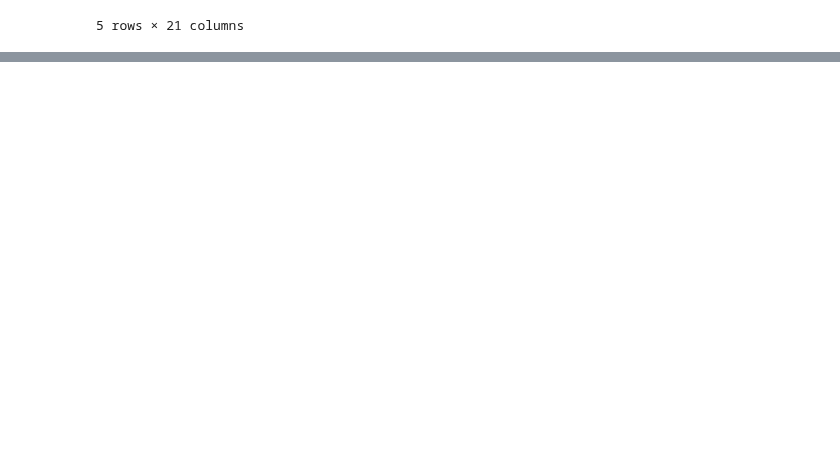
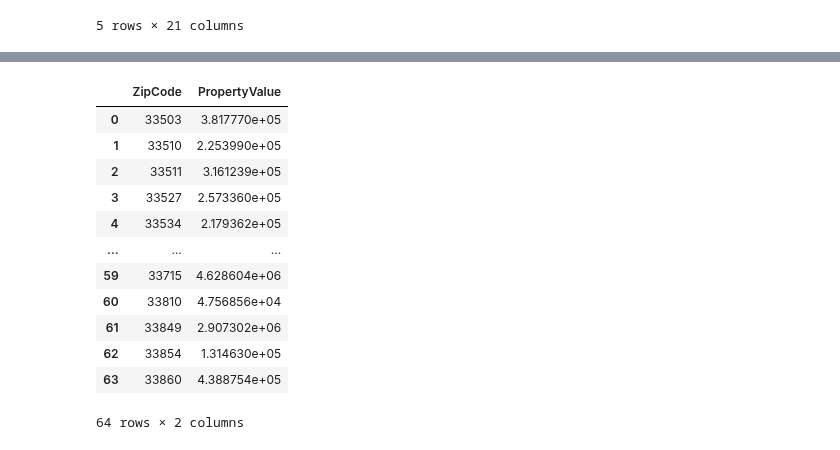
Before and after one commit to gregb23/Project1_Group4, a Jupyter notebook: KS/school_visuals.ipynb, the cells around one changed output, grey strips where cells are left out. Saved outputs shown, nothing was run; the diff lists cells and outputs as text; code cells hidden in the pictures; blank space fills up the shorter version.

```diff
--- a/KS/school_visuals.ipynb
+++ b/KS/school_visuals.ipynb
@@ -50,0 +69,22 @@ home_values
+# %%
+home_average = home_values.groupby(['ZipCode'])
+# home_average.mean().head(50)
+
+home_average_df = pd.DataFrame(home_average["PropertyValue"].mean())
+home_average_df = home_average_df.reset_index()
+
+home_average_df
+# %% [output]
+|  | ZipCode | PropertyValue |
+| 0 | 33503 | 3.817770e+05 |
+| 1 | 33510 | 2.253990e+05 |
+| 2 | 33511 | 3.161239e+05 |
+| 3 | 33527 | 2.573360e+05 |
+| 4 | 33534 | 2.179362e+05 |
+| ... | ... | ... |
+| 59 | 33715 | 4.628604e+06 |
+| 60 | 33810 | 4.756856e+04 |
+| 61 | 33849 | 2.907302e+06 |
+| 62 | 33854 | 1.314630e+05 |
+| 63 | 33860 | 4.388754e+05 |
+64 rows × 2 columns
```
Also changed, not shown: parts of 4 cells of this notebook.
